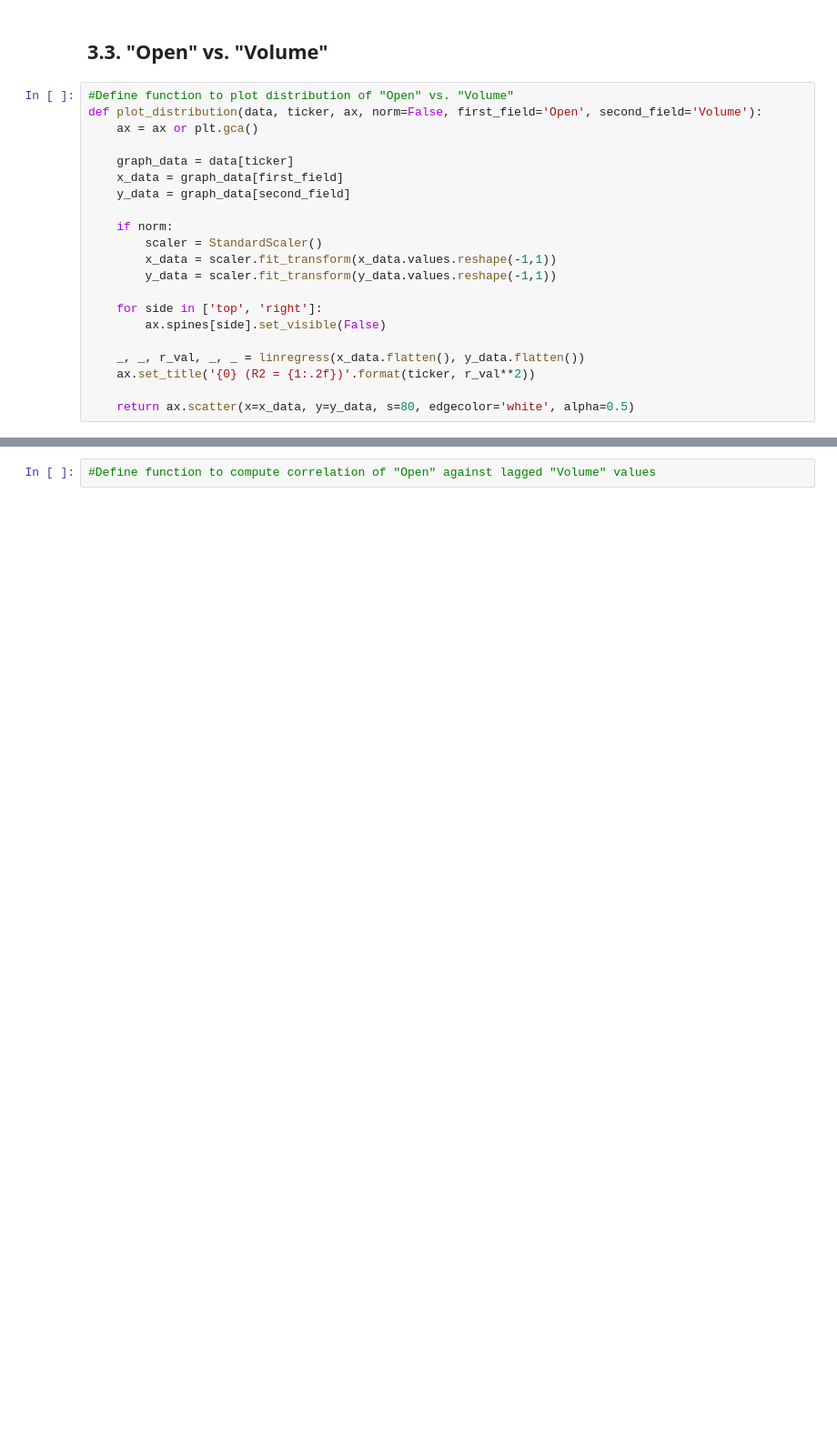
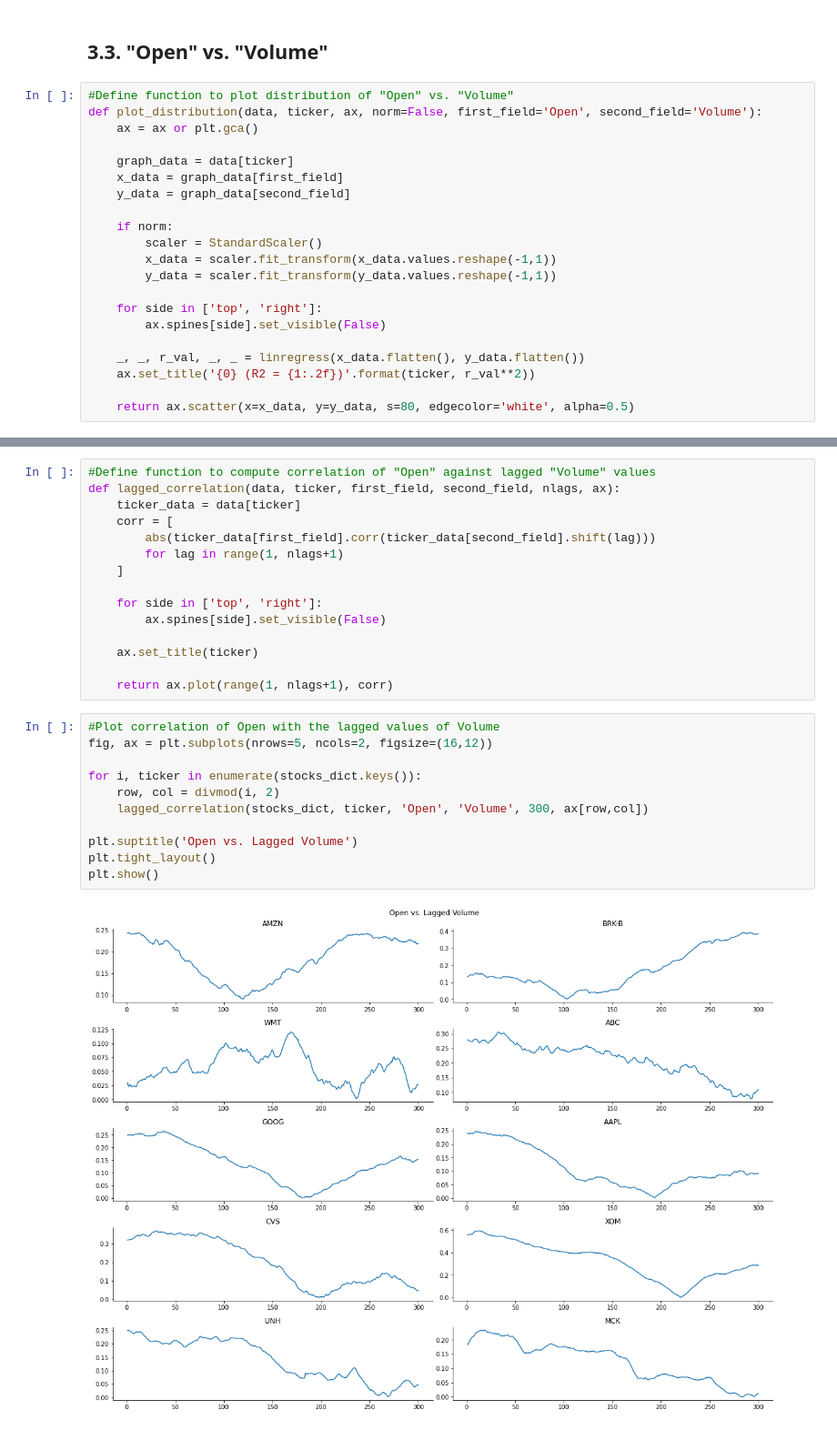
Before and after one commit to epdrumond/stock_prediction_pipeline, a Jupyter notebook: investigating_stock_prices.ipynb, the cells around one changed output, grey strips where cells are left out. Shown at 91% size. Saved outputs shown, nothing was run; the diff lists cells and outputs as text; blank space fills up the shorter version.

Commit message:
Finish data exploration

```diff
--- a/investigating_stock_prices.ipynb
+++ b/investigating_stock_prices.ipynb
@@ -294,3 +294,29 @@ Just to be clear, some scaling was done in the data, given the different sizes f
 However, this correlation, in itself, would not be very useful in our prediction, given we could never now the amount of stocks being traded upfront. We can, however, try to understand how the "Open" stock value is explained by the amount of trades in the previous days.
 # %%
 #Define function to compute correlation of "Open" against lagged "Volume" values
+def lagged_correlation(data, ticker, first_field, second_field, nlags, ax):
+    ticker_data = data[ticker]
+    corr = [
+        abs(ticker_data[first_field].corr(ticker_data[second_field].shift(lag)))
+        for lag in range(1, nlags+1)
+    ]
+
+    for side in ['top', 'right']:
+        ax.spines[side].set_visible(False)
+
+    ax.set_title(ticker)
+
+    return ax.plot(range(1, nlags+1), corr)
+# %%
+#Plot correlation of Open with the lagged values of Volume
+fig, ax = plt.subplots(nrows=5, ncols=2, figsize=(16,12))
+
+for i, ticker in enumerate(stocks_dict.keys()):
+    row, col = divmod(i, 2)
+    lagged_correlation(stocks_dict, ticker, 'Open', 'Volume', 300, ax[row,col])
+
+plt.suptitle('Open vs. Lagged Volume')
+plt.tight_layout()
+plt.show()
+# %% [output]
+[figure, added]
```
Also changed, not shown: parts of 19 cells of this notebook.
